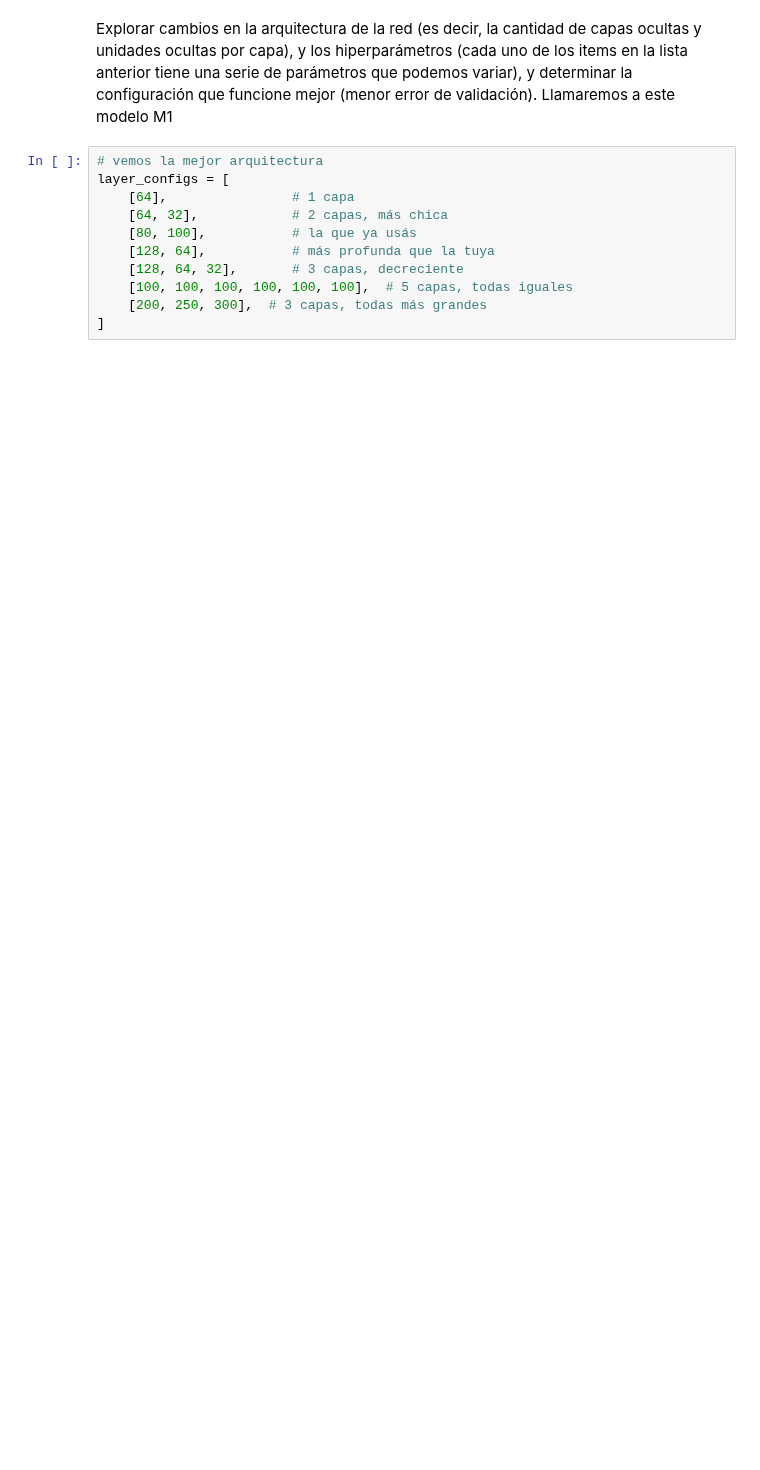
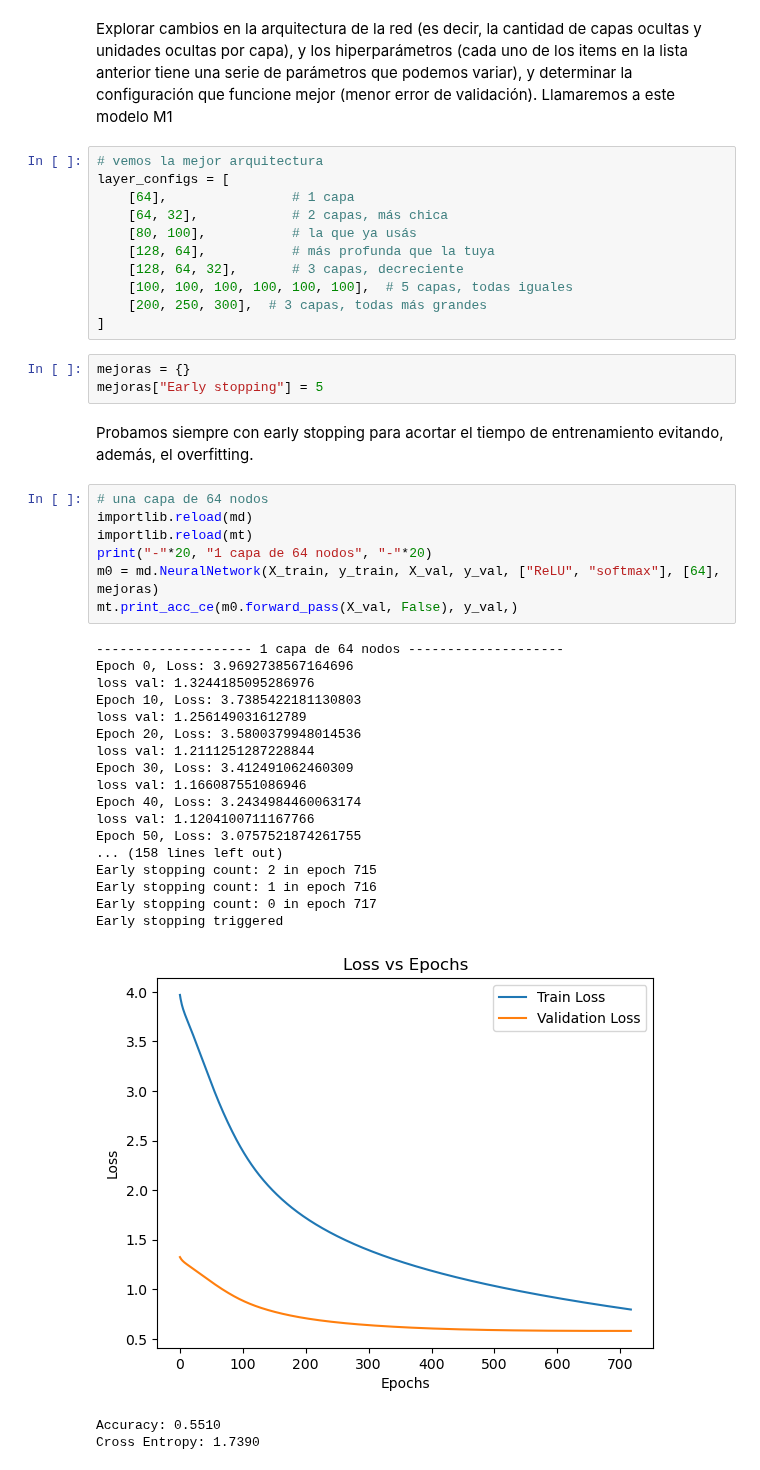
Before and after one commit to felicitasmarolda/MLyDL_TPs, a Jupyter notebook: Marolda_Felicitas_TP3/Marolda_Felicitas_TP3.ipynb, the cells around one changed output. Saved outputs shown, nothing was run; the diff lists cells and outputs as text; blank space fills up the shorter version.

```diff
--- a/Marolda_Felicitas_TP3/Marolda_Felicitas_TP3.ipynb
+++ b/Marolda_Felicitas_TP3/Marolda_Felicitas_TP3.ipynb
@@ -369,3 +314,36 @@ layer_configs = [
     [100, 100, 100, 100, 100, 100],  # 5 capas, todas iguales
     [200, 250, 300],  # 3 capas, todas más grandes
 ]
+# %%
+mejoras = {}
+mejoras["Early stopping"] = 5
+# %% [markdown]
+Probamos siempre con early stopping para acortar el tiempo de entrenamiento evitando, además, el overfitting.
+# %%
+# una capa de 64 nodos
+importlib.reload(md)
+importlib.reload(mt)
+print("-"*20, "1 capa de 64 nodos", "-"*20)
+m0 = md.NeuralNetwork(X_train, y_train, X_val, y_val, ["ReLU", "softmax"], [64], mejoras)
+mt.print_acc_ce(m0.forward_pass(X_val, False), y_val,)
+# %% [output]
+-------------------- 1 capa de 64 nodos --------------------
+Epoch 0, Loss: 3.9692738567164696
+loss val: 1.3244185095286976
+Epoch 10, Loss: 3.7385422181130803
+loss val: 1.256149031612789
+Epoch 20, Loss: 3.5800379948014536
+loss val: 1.2111251287228844
+Epoch 30, Loss: 3.412491062460309
+loss val: 1.166087551086946
+Epoch 40, Loss: 3.2434984460063174
+loss val: 1.1204100711167766
+Epoch 50, Loss: 3.0757521874261755
+... (158 lines left out)
+Early stopping count: 2 in epoch 715
+Early stopping count: 1 in epoch 716
+Early stopping count: 0 in epoch 717
+Early stopping triggered
+[figure, added]
+Accuracy: 0.5510
+Cross Entropy: 1.7390
```
Also changed, not shown: parts of 8 cells of this notebook, 3 other files.
